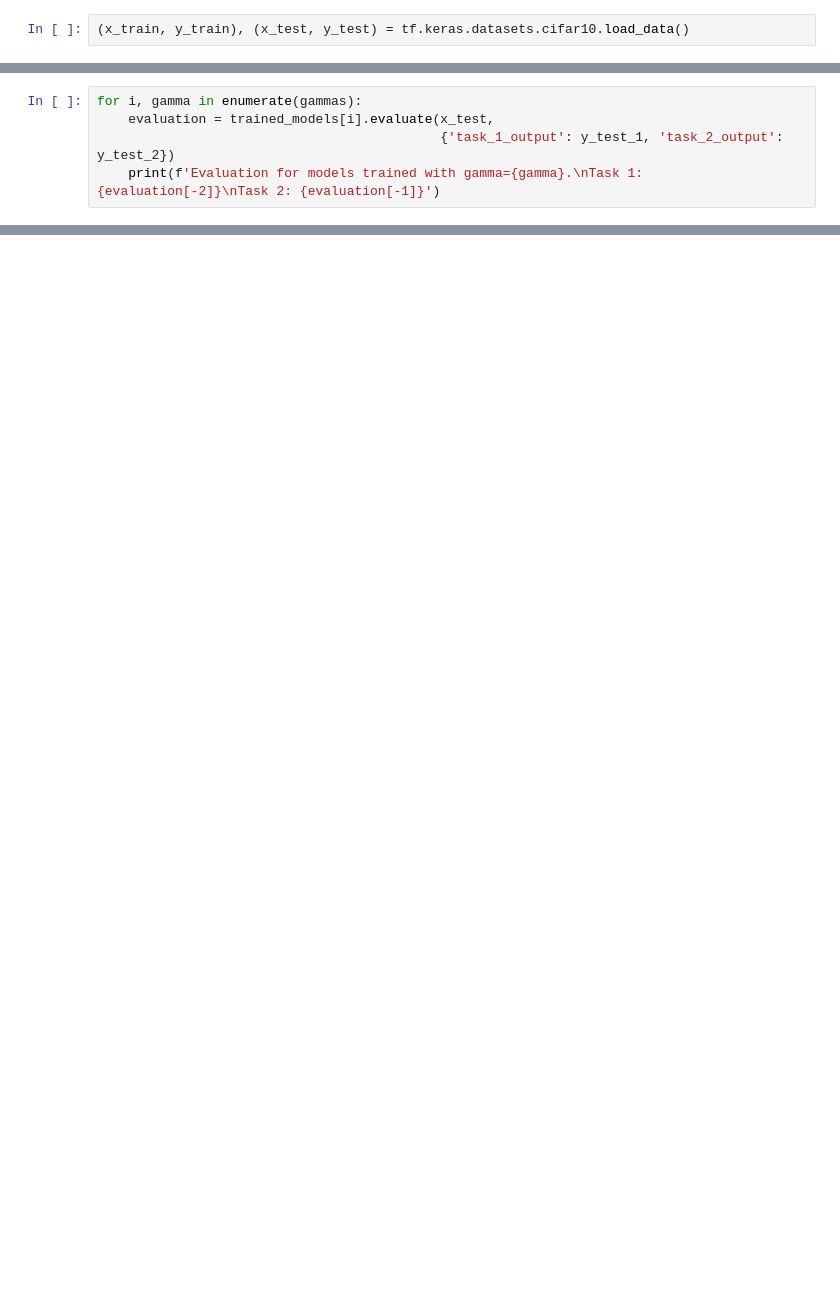
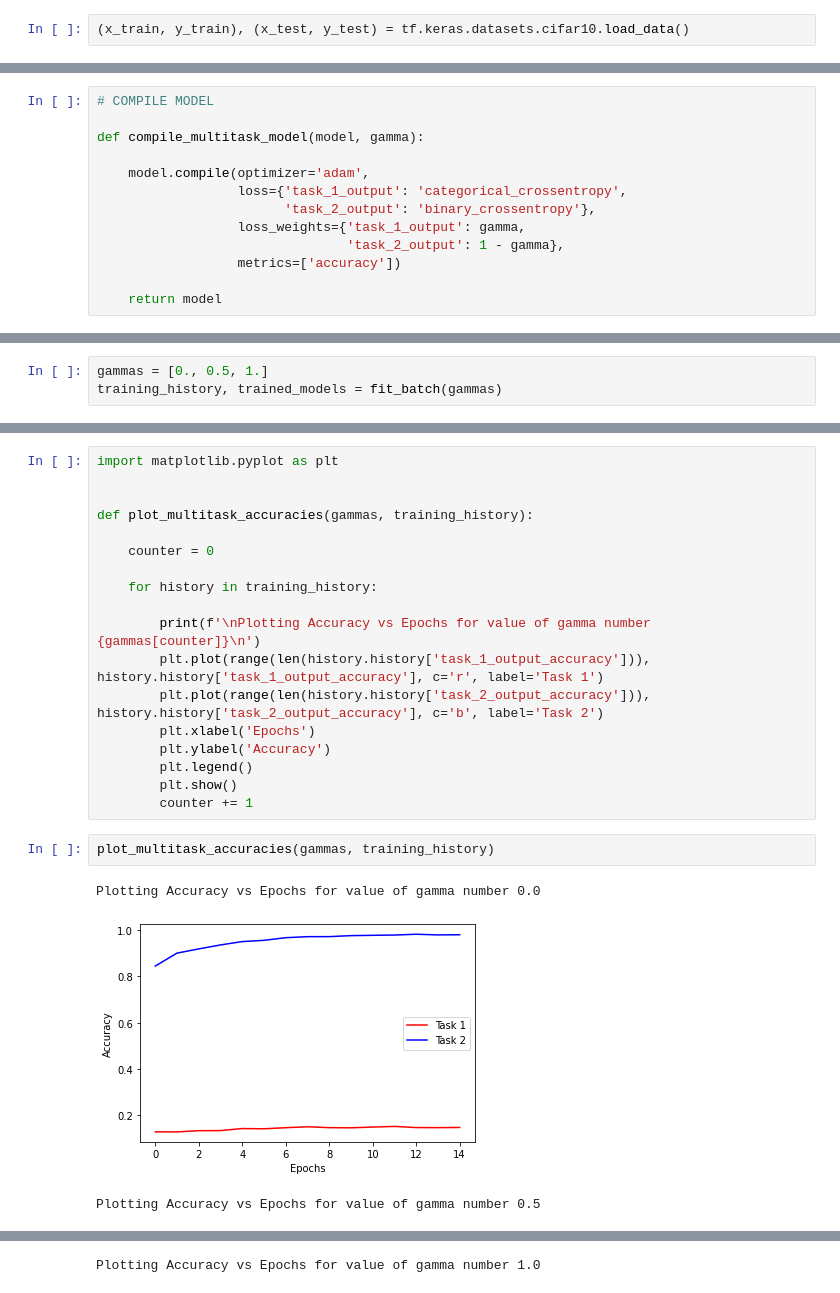
Before and after one commit to JavierMtz5/ArtificialIntelligence, a Jupyter notebook: Multi Task Learning/Multi Task Learning.ipynb, the cells around one changed output, grey strips where cells are left out. Saved outputs shown, nothing was run; the diff lists cells and outputs as text; blank space fills up the shorter version.

```diff
--- a/Multi Task Learning/Multi Task Learning.ipynb
+++ b/Multi Task Learning/Multi Task Learning.ipynb
@@ -433,5 +13,0 @@ trained_models[2].evaluate(x_test, {'task_1_output': y_test_1, 'task_2_output':
-# %%
-for i, gamma in enumerate(gammas):
-    evaluation = trained_models[i].evaluate(x_test,
-                                            {'task_1_output': y_test_1, 'task_2_output': y_test_2})
-    print(f'Evaluation for models trained with gamma={gamma}.\nTask 1: {evaluation[-2]}\nTask 2: {evaluation[-1]}')
@@ -458,0 +275,13 @@ Task 2: 0.41449999809265137
+# %%
+# COMPILE MODEL
+
+def compile_multitask_model(model, gamma):
+
+    model.compile(optimizer='adam',
+                  loss={'task_1_output': 'categorical_crossentropy',
+                        'task_2_output': 'binary_crossentropy'},
+                  loss_weights={'task_1_output': gamma,
+                                'task_2_output': 1 - gamma},
+                  metrics=['accuracy'])
+
+    return model
@@ -458,0 +317,3 @@ Task 2: 0.41449999809265137
+# %%
+gammas = [0., 0.5, 1.]
+training_history, trained_models = fit_batch(gammas)
@@ -458,0 +334,24 @@ Task 2: 0.41449999809265137
+# %%
+import matplotlib.pyplot as plt
+
+
+def plot_multitask_accuracies(gammas, training_history):
+
+    counter = 0
+
+    for history in training_history:
+
+        print(f'\nPlotting Accuracy vs Epochs for value of gamma number {gammas[counter]}\n')
+        plt.plot(range(len(history.history['task_1_output_accuracy'])), history.history['task_1_output_accuracy'], c='r', label='Task 1')
+        plt.plot(range(len(history.history['task_2_output_accuracy'])), history.history['task_2_output_accuracy'], c='b', label='Task 2')
+        plt.xlabel('Epochs')
+        plt.ylabel('Accuracy')
+        plt.legend()
+        plt.show()
+        counter += 1
+# %%
+plot_multitask_accuracies(gammas, training_history)
+# %% [output]
+Plotting Accuracy vs Epochs for value of gamma number 0.0
+[figure, added]
+Plotting Accuracy vs Epochs for value of gamma number 0.5
@@ -458,0 +359 @@ Task 2: 0.41449999809265137
+Plotting Accuracy vs Epochs for value of gamma number 1.0
```
Also changed, not shown: parts of 39 cells of this notebook.
